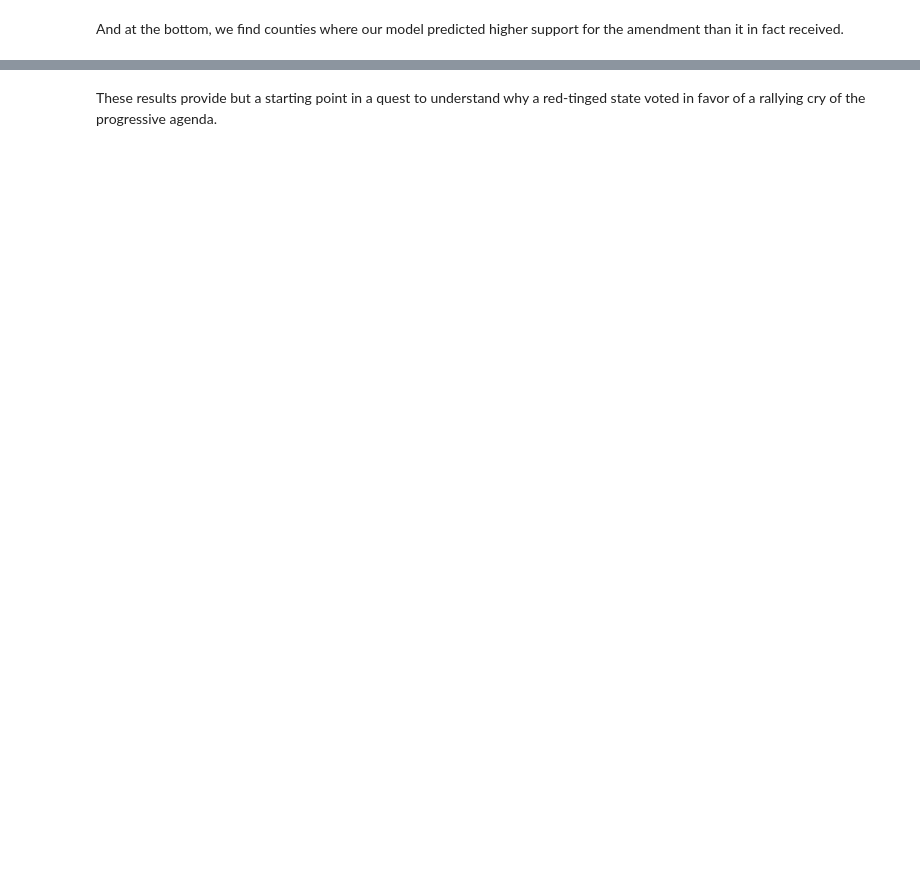
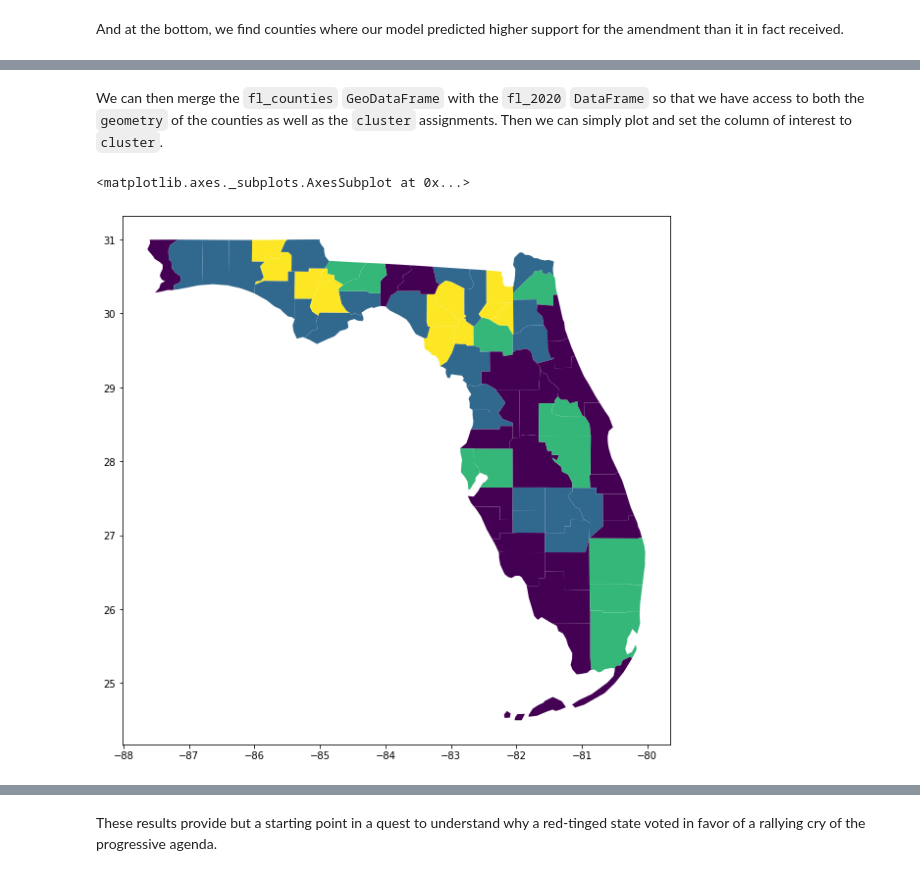
Before and after one commit to devinjbarkey/devinjbarkey.github.io, a Jupyter notebook: FL2020.ipynb, the cells around one changed output, grey strips where cells are left out. Cells and saved outputs as stored; diff of their text form; code cells hidden in the pictures; blank space fills up the shorter version.

```diff
--- a/FL2020.ipynb
+++ b/FL2020.ipynb
@@ -199,0 +253,5 @@ Name: Yes_pct, dtype: float64
+# %%
+counties_path = "/Users/devinbarkey/Documents/Projects/cb_2019_us_all_20m/cb_2019_us_county_20m/cb_2019_us_county_20m.shp"
+counties = gpd.read_file(counties_path)
+# %%
+fl_counties = counties[counties['STATEFP'] == '12']
@@ -199,0 +274,12 @@ Name: Yes_pct, dtype: float64
+# %%
+fl_counties.set_index('NAME', inplace = True)
+fl_counties.index.rename('County', inplace = True)
+# %% [markdown]
+We can then merge the `fl_counties` `GeoDataFrame` with the `fl_2020` `DataFrame` so that we have access to both the `geometry` of the counties as well as the `cluster` assignments. Then we can simply plot and set the column of interest to `cluster`.
+# %%
+fl_counties = fl_counties.merge(fl_2020, on = 'County')
+# %%
+fl_counties.plot(figsize = (10,10), column = 'cluster')
+# %% [output]
+<matplotlib.axes._subplots.AxesSubplot at 0x...>
+[figure, added]
```
Also changed, not shown: parts of 34 cells of this notebook.
